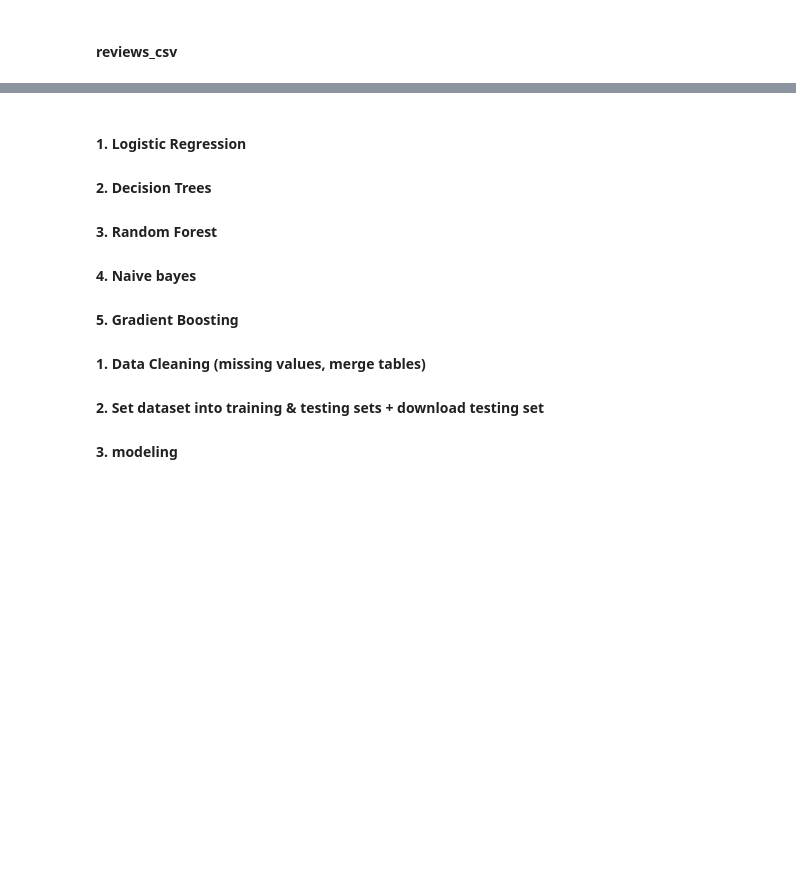
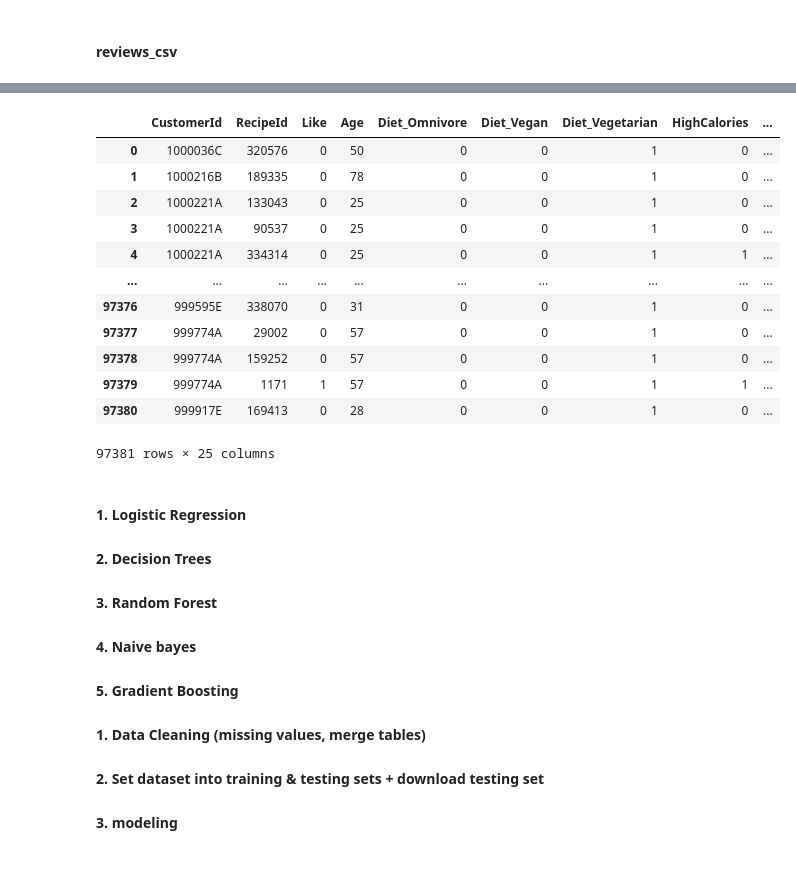
Before and after one commit to MittmannM/AnalyticsCupTUM, a Jupyter notebook: AC.ipynb, the cells around one changed output, grey strips where cells are left out. Drawn from its saved outputs; the diff is of its cells as text; code cells hidden in the pictures; blank space fills up the shorter version.

```diff
--- a/AC.ipynb
+++ b/AC.ipynb
@@ -177,0 +180,12 @@ review_diet_with_request
+# %%
+#one-hot encoding recipes
+recipes_csv = pd.get_dummies(recipes_csv, columns=['RecipeCategory'], prefix='RecipeCategory')
+recipes_csv['RecipeCategory_Beverages'] = recipes_csv['RecipeCategory_Beverages'].astype('int')
+recipes_csv['RecipeCategory_Bread'] = recipes_csv['RecipeCategory_Bread'].astype('int')
+recipes_csv['RecipeCategory_Breakfast'] = recipes_csv['RecipeCategory_Breakfast'].astype('int')
+recipes_csv['RecipeCategory_Lunch'] = recipes_csv['RecipeCategory_Lunch'].astype('int')
+recipes_csv['RecipeCategory_One dish meal'] = recipes_csv['RecipeCategory_One dish meal'].astype('int')
+recipes_csv.rename(columns={'RecipeCategory_One dish meal': 'RecipeCategory_One_dish_meal'}, inplace=True)
+recipes_csv['RecipeCategory_Soup'] = recipes_csv['RecipeCategory_Soup'].astype('int')
+recipes_csv['RecipeCategory_Other'] = recipes_csv['RecipeCategory_Other'].astype('int')
+recipes_csv.drop('Name', axis=1, inplace=True)
@@ -178,3 +208,27 @@ review_diet_with_request
+# %%
+# merge 'review_with_diet' with 'recipes_csv'
+df = pd.merge(review_diet_with_request, recipes_csv, on='RecipeId', how='left')
+df['TimeDeviation'] = df['MaxTime'] - df['TotalTimeNeeded']
+df.drop(['TotalTimeNeeded', 'MaxTime'], axis=1, inplace=True)
+# %%
+df
+
+#TODO test p value for each variable
+#TODO fit model
+# %% [output]
+|  | CustomerId | RecipeId | Like | Age | Diet_Omnivore | Diet_Vegan | Diet_Vegetarian | HighCalories | ... |
+| 0 | 1000036C | 320576 | 0 | 50 | 0 | 0 | 1 | 0 | ... |
+| 1 | 1000216B | 189335 | 0 | 78 | 0 | 0 | 1 | 0 | ... |
+| 2 | 1000221A | 133043 | 0 | 25 | 0 | 0 | 1 | 0 | ... |
+| 3 | 1000221A | 90537 | 0 | 25 | 0 | 0 | 1 | 0 | ... |
+| 4 | 1000221A | 334314 | 0 | 25 | 0 | 0 | 1 | 1 | ... |
+| ... | ... | ... | ... | ... | ... | ... | ... | ... | ... |
+| 97376 | 999595E | 338070 | 0 | 31 | 0 | 0 | 1 | 0 | ... |
+| 97377 | 999774A | 29002 | 0 | 57 | 0 | 0 | 1 | 0 | ... |
+| 97378 | 999774A | 159252 | 0 | 57 | 0 | 0 | 1 | 0 | ... |
+| 97379 | 999774A | 1171 | 1 | 57 | 0 | 0 | 1 | 1 | ... |
+| 97380 | 999917E | 169413 | 0 | 28 | 0 | 0 | 1 | 0 | ... |
+97381 rows × 25 columns
 # %% [markdown]
 
 #### 1. Logistic Regression
```
Also changed, not shown: parts of 8 cells of this notebook.
